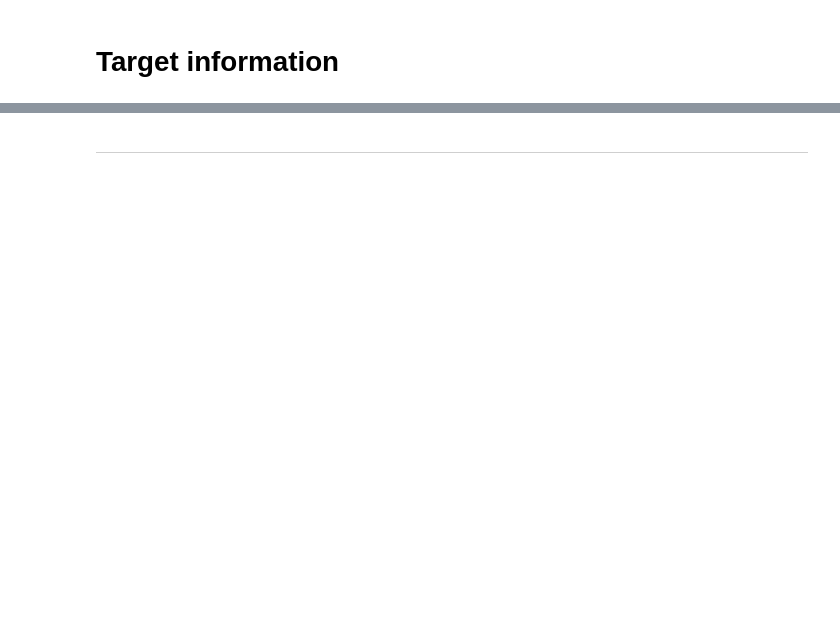
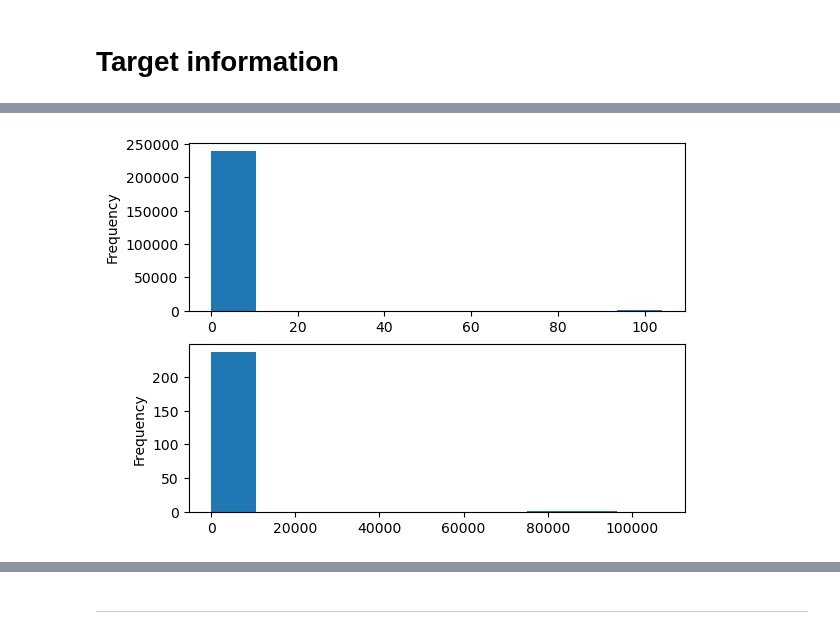
Before and after one commit to ML4GLand/EUGENe_paper, a Jupyter notebook: notebooks/ray13/ray13_EDA.ipynb, the cells around one changed output, grey strips where cells are left out. Drawn from its saved outputs; the diff is of its cells as text; code cells hidden in the pictures; blank space fills up the shorter version.

```diff
--- a/notebooks/ray13/ray13_EDA.ipynb
+++ b/notebooks/ray13/ray13_EDA.ipynb
@@ -51,8 +138,10 @@ plt.show()
 # %%
 # Plot the number NaN values across target columns and across sequences
 fig, ax = plt.subplots(nrows=2, ncols=1)
-sdata.seqs_annot.isna().sum(axis=1).plot(kind="hist", ax=ax[0])
-sdata.seqs_annot.isna().sum(axis=0).plot(kind="hist", ax=ax[1])
+sdata[target_cols].to_dataframe().isna().sum(axis=1).plot(kind="hist", ax=ax[0])
+sdata[target_cols].to_dataframe().isna().sum(axis=0).plot(kind="hist", ax=ax[1])
 plt.show()
+# %% [output]
+[figure, added]
 # %%
 # Determine the number of targets that would be included in the dataset if we dropped those with > 1% NaN values
```
Also changed, not shown: parts of 19 cells of this notebook, 16 other files.
